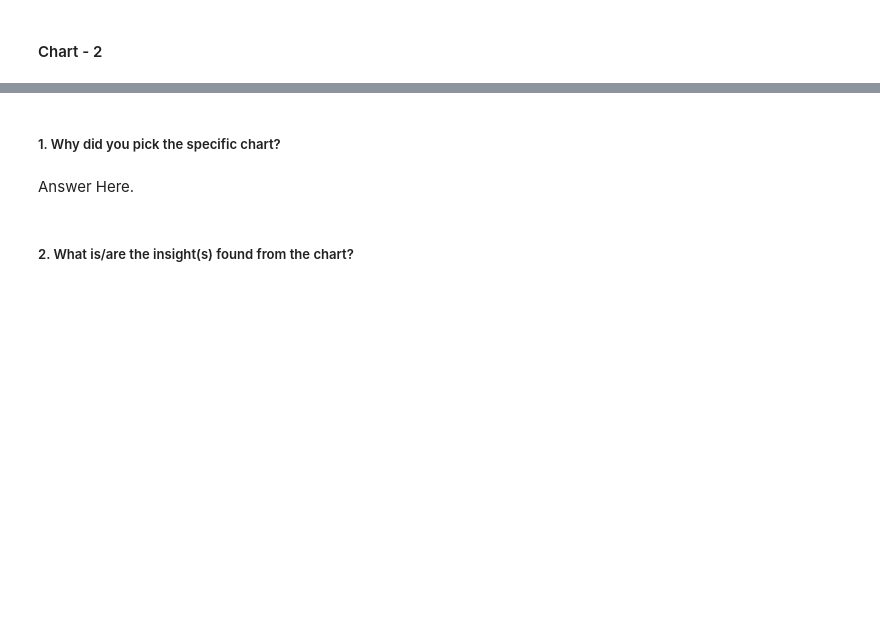
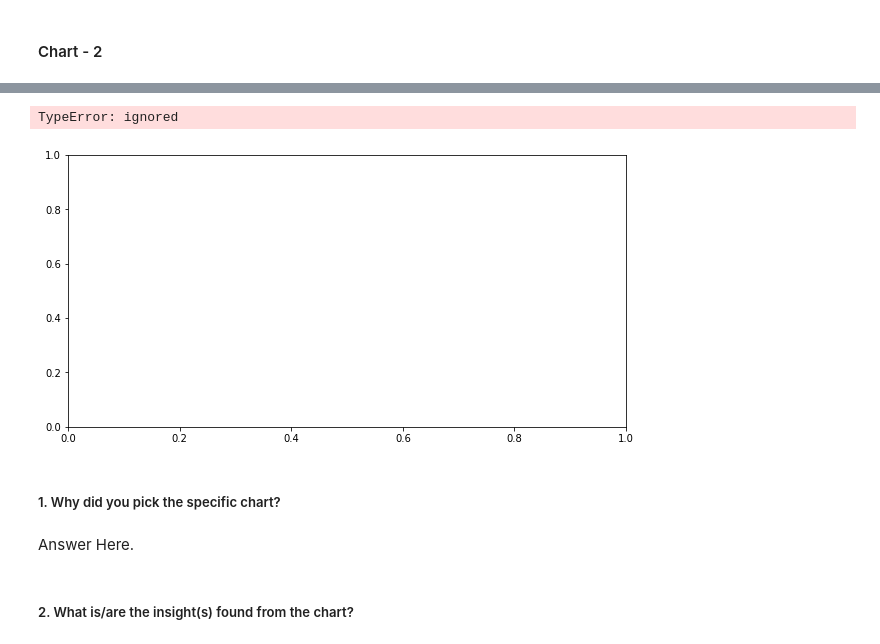
Before and after one commit to Ankur241289/Capstone-Project---EDA-on-Play-Store-App-Review-Analysis, a Jupyter notebook: EDA_Play_Store_App_Review_Analysis.ipynb, the cells around one changed output, grey strips where cells are left out. Saved outputs shown, nothing was run; the diff lists cells and outputs as text; code cells hidden in the pictures; blank space fills up the shorter version.

```diff
--- a/EDA_Play_Store_App_Review_Analysis.ipynb
+++ b/EDA_Play_Store_App_Review_Analysis.ipynb
@@ -955,0 +1086,6 @@ Answer Here
+# %%
+# Chart - 2 visualization code
+categories = play_store_df['Category'].value_counts().reset_index()
+categories.rename(columns = {'index':'Category', 'Category':'Numbers'}, inplace= True)
+top_10_categories = categories.head(10)
+top_10_categories
@@ -956,3 +1104,10 @@ Answer Here
+# %%
+plt.rcParams['figure.figsize'] = (10,5)
+# %%
+plt.plot(top_10_categories)
+# %% [output]
+TypeError: ignored
+[figure, added]
 # %% [markdown]
 ##### 1. Why did you pick the specific chart?
 # %% [markdown]
```
Also changed, not shown: parts of 27 cells of this notebook.
